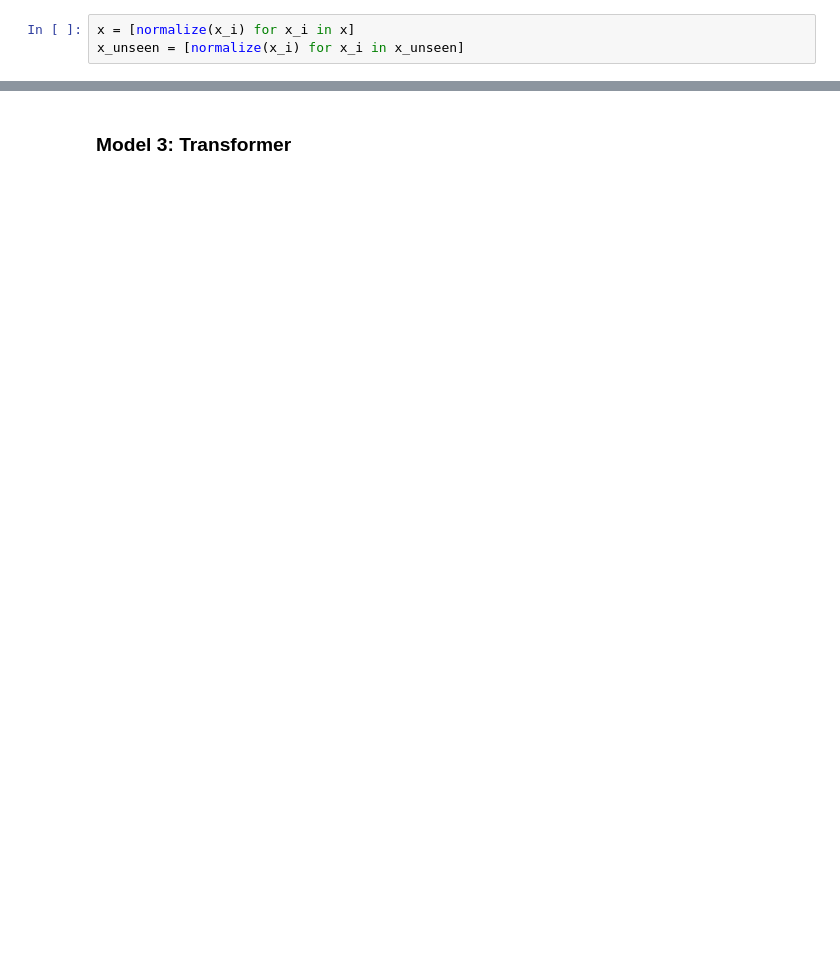
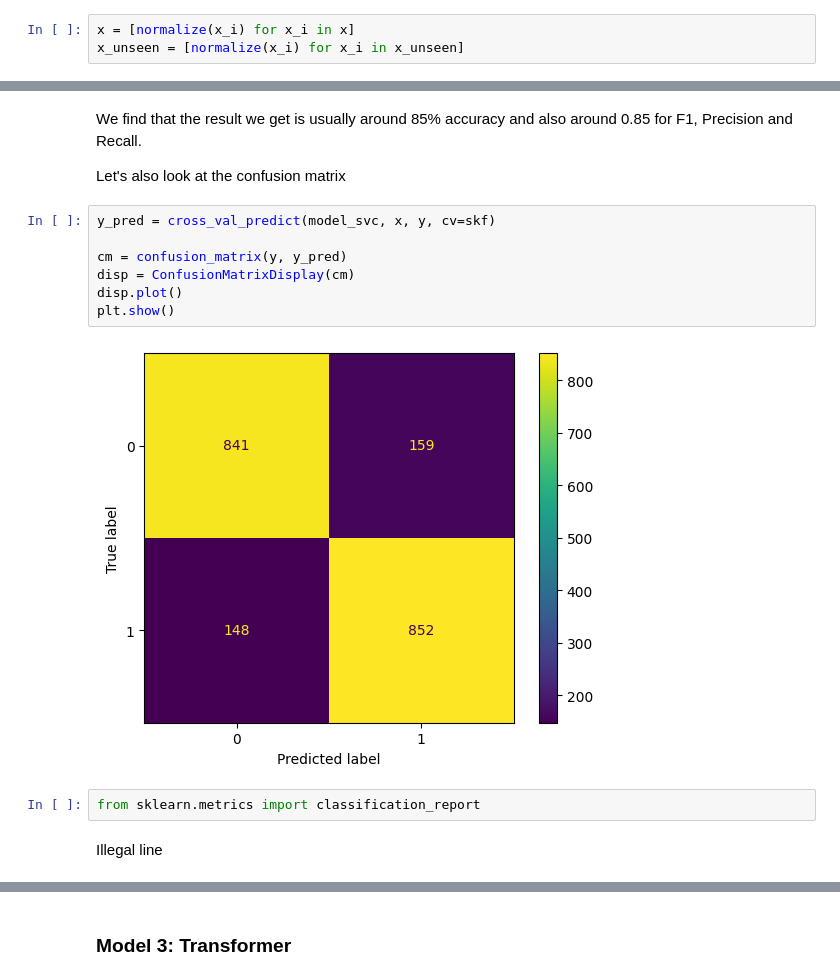
Before and after one commit to Vladislav-Antipin/nlp-document-classification, a Jupyter notebook: notebooks/rital_project/movies/movies.ipynb, the cells around one changed output, grey strips where cells are left out. Cells and saved outputs as stored; diff of their text form; blank space fills up the shorter version.

```diff
--- a/notebooks/rital_project/movies/movies.ipynb
+++ b/notebooks/rital_project/movies/movies.ipynb
@@ -547,0 +134,17 @@ plt.show()
+# %% [markdown]
+We find that the result we get is usually around 85% accuracy and also around 0.85 for F1, Precision and Recall.
+
+Let's also look at the confusion matrix
+# %%
+y_pred = cross_val_predict(model_svc, x, y, cv=skf)
+
+cm = confusion_matrix(y, y_pred)
+disp = ConfusionMatrixDisplay(cm)
+disp.plot()
+plt.show()
+# %% [output]
+[figure, added]
+# %%
+from sklearn.metrics import classification_report
+# %% [markdown]
+Illegal line
```
Also changed, not shown: parts of 134 cells of this notebook, 47 other files.
